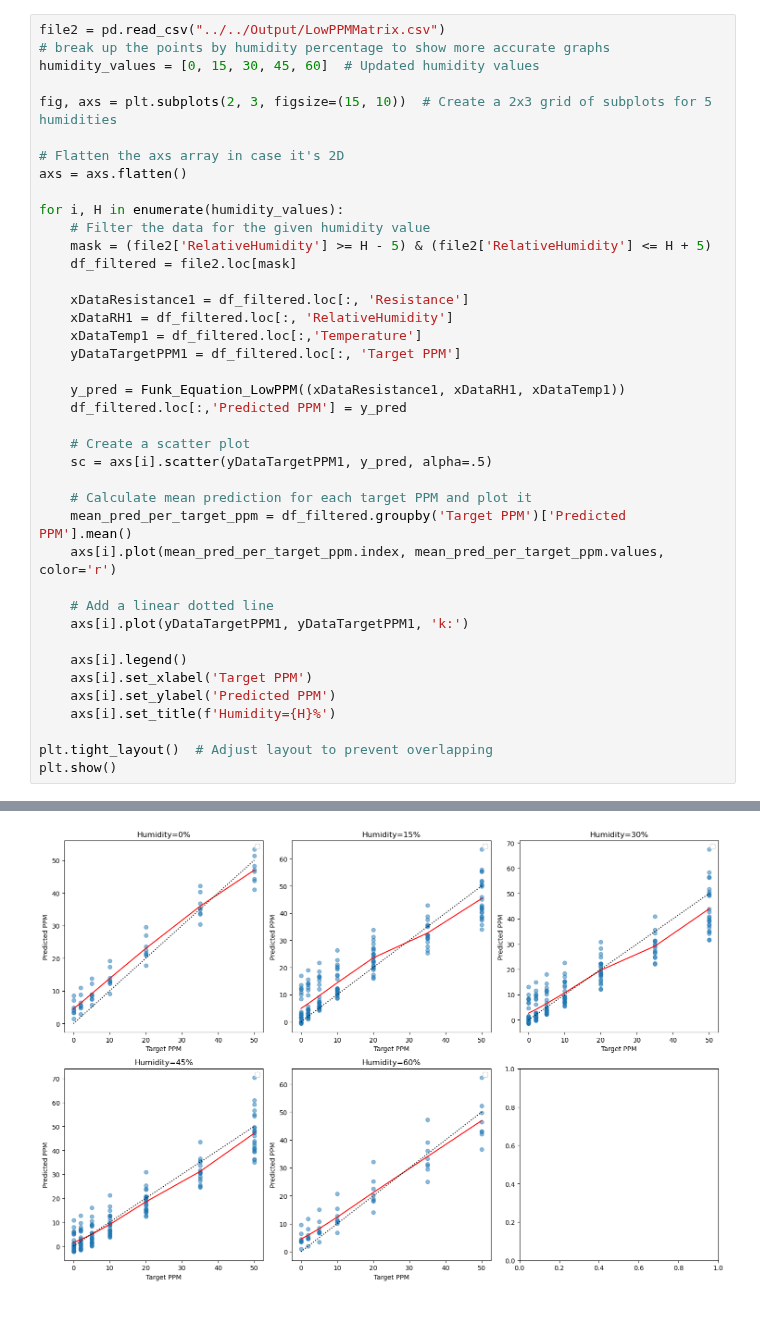
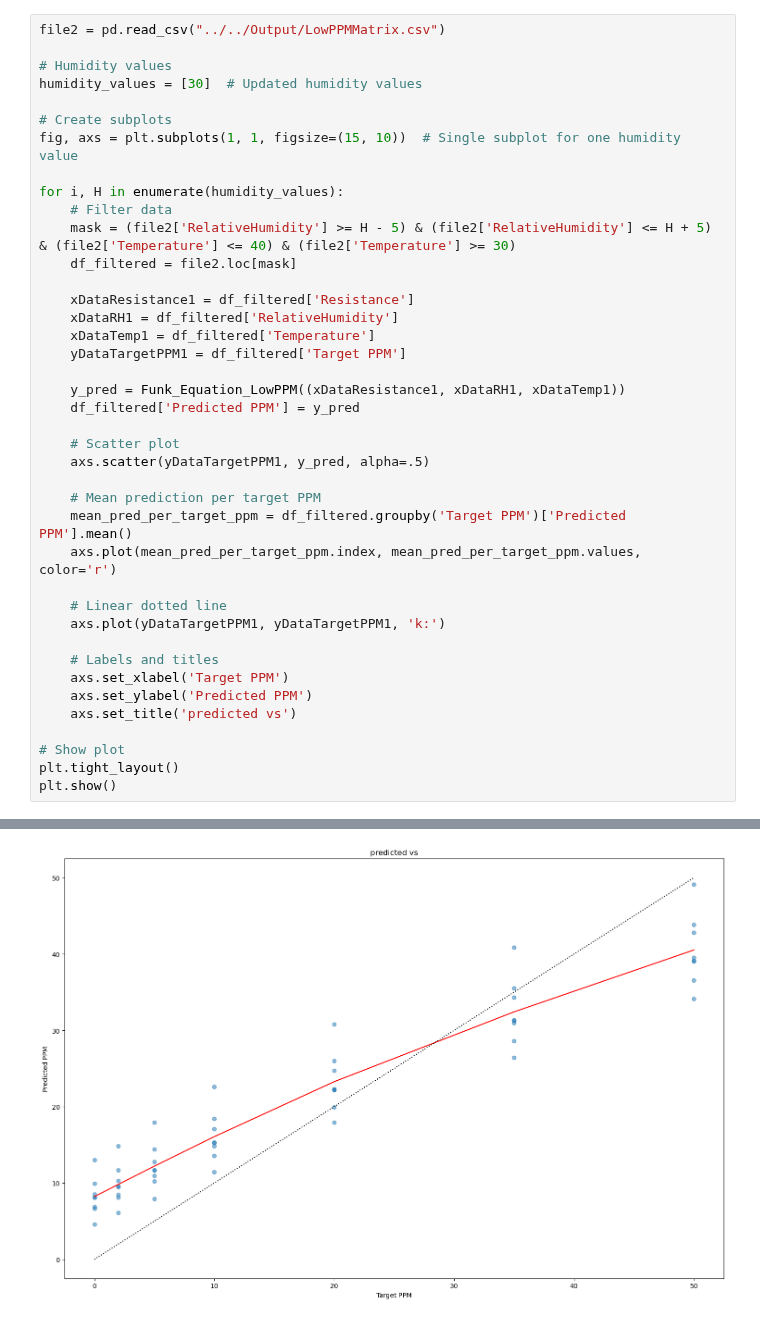
Before and after one commit to Coopsims/MethaneDataScience, a Jupyter notebook: Ben_s_Analysis/Equation Difference Visuals/Differences.ipynb, the cells around one changed output, grey strips where cells are left out. Saved outputs shown, nothing was run; the diff lists cells and outputs as text.

Commit message:
working on equation adjustment

```diff
--- a/Ben_s_Analysis/Equation Difference Visuals/Differences.ipynb
+++ b/Ben_s_Analysis/Equation Difference Visuals/Differences.ipynb
@@ -5,43 +5,43 @@ import matplotlib.pyplot as plt
 import pandas as pd
 # %%
 file2 = pd.read_csv("../../Output/LowPPMMatrix.csv")
-# break up the points by humidity percentage to show more accurate graphs
-humidity_values = [0, 15, 30, 45, 60]  # Updated humidity values
 
-fig, axs = plt.subplots(2, 3, figsize=(15, 10))  # Create a 2x3 grid of subplots for 5 humidities
+# Humidity values
+humidity_values = [30]  # Updated humidity values
 
-# Flatten the axs array in case it's 2D
-axs = axs.flatten()
+# Create subplots
+fig, axs = plt.subplots(1, 1, figsize=(15, 10))  # Single subplot for one humidity value
 
 for i, H in enumerate(humidity_values):
-    # Filter the data for the given humidity value
-    mask = (file2['RelativeHumidity'] >= H - 5) & (file2['RelativeHumidity'] <= H + 5)
+    # Filter data
+    mask = (file2['RelativeHumidity'] >= H - 5) & (file2['RelativeHumidity'] <= H + 5) & (file2['Temperature'] <= 40) & (file2['Temperature'] >= 30)
     df_filtered = file2.loc[mask]
 
-    xDataResistance1 = df_filtered.loc[:, 'Resistance']
-    xDataRH1 = df_filtered.loc[:, 'RelativeHumidity']
-    xDataTemp1 = df_filtered.loc[:,'Temperature']
-    yDataTargetPPM1 = df_filtered.loc[:, 'Target PPM']
+    xDataResistance1 = df_filtered['Resistance']
+    xDataRH1 = df_filtered['RelativeHumidity']
+    xDataTemp1 = df_filtered['Temperature']
+    yDataTargetPPM1 = df_filtered['Target PPM']
 
     y_pred = Funk_Equation_LowPPM((xDataResistance1, xDataRH1, xDataTemp1))
-    df_filtered.loc[:,'Predicted PPM'] = y_pred
+    df_filtered['Predicted PPM'] = y_pred
 
-    # Create a scatter plot
-    sc = axs[i].scatter(yDataTargetPPM1, y_pred, alpha=.5)
+    # Scatter plot
+    axs.scatter(yDataTargetPPM1, y_pred, alpha=.5)
 
-    # Calculate mean prediction for each target PPM and plot it
+    # Mean prediction per target PPM
     mean_pred_per_target_ppm = df_filtered.groupby('Target PPM')['Predicted PPM'].mean()
-    axs[i].plot(mean_pred_per_target_ppm.index, mean_pred_per_target_ppm.values, color='r')
+    axs.plot(mean_pred_per_target_ppm.index, mean_pred_per_target_ppm.values, color='r')
 
-    # Add a linear dotted line
-    axs[i].plot(yDataTargetPPM1, yDataTargetPPM1, 'k:')
+    # Linear dotted line
+    axs.plot(yDataTargetPPM1, yDataTargetPPM1, 'k:')
 
-    axs[i].legend()
-    axs[i].set_xlabel('Target PPM')
-    axs[i].set_ylabel('Predicted PPM')
-    axs[i].set_title(f'Humidity={H}%')
+    # Labels and titles
+    axs.set_xlabel('Target PPM')
+    axs.set_ylabel('Predicted PPM')
+    axs.set_title('predicted vs')
 
-plt.tight_layout()  # Adjust layout to prevent overlapping
+# Show plot
+plt.tight_layout()
 plt.show()
 # %% [output]
 A value is trying to be set on a copy of a slice from a DataFrame.
@@ -64,2 +52,2 @@ No artists with labels found to put in legend.  Note that artists whose label st
-[figure, old version]
+[figure, new version]
 # %%
```
Also changed, not shown: parts of 8 cells of this notebook, 2 other files.
